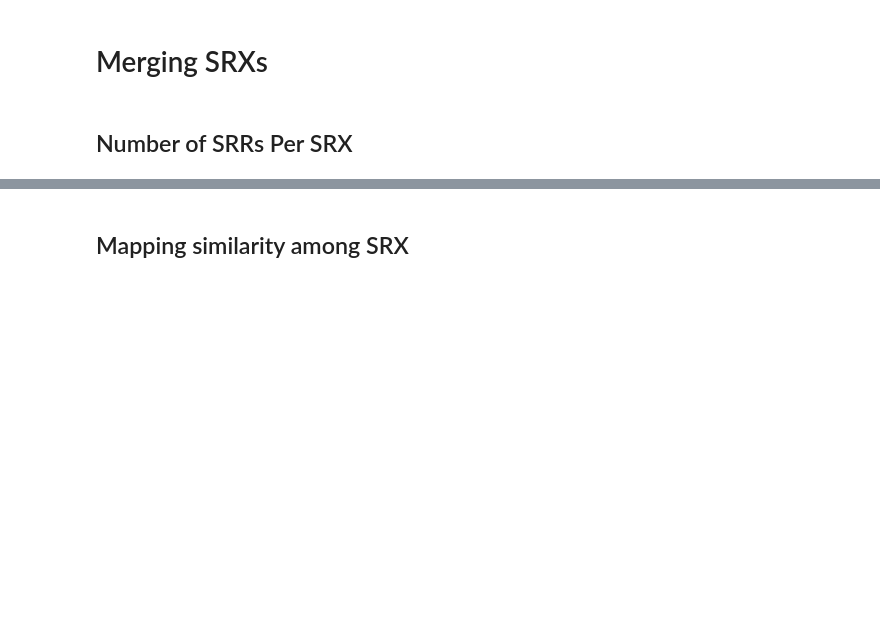
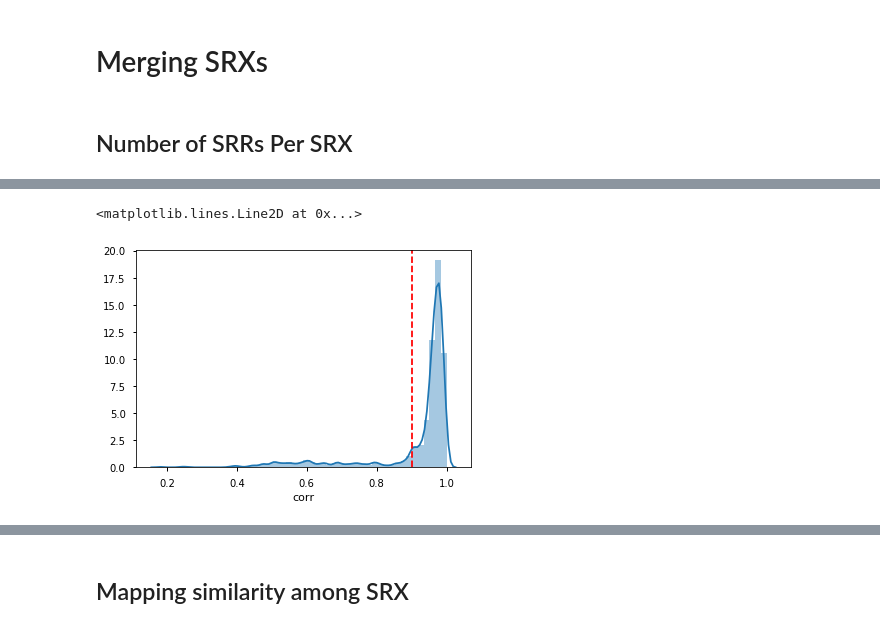
Before and after one commit to jfear/ncbi_remap, a Jupyter notebook: notebook/deliver/prealn-wf_merge_srr.ipynb, the cells around one changed output, grey strips where cells are left out. Saved outputs shown, nothing was run; the diff lists cells and outputs as text; code cells hidden in the pictures; blank space fills up the shorter version.

```diff
--- a/notebook/deliver/prealn-wf_merge_srr.ipynb
+++ b/notebook/deliver/prealn-wf_merge_srr.ipynb
@@ -62,0 +83,26 @@ There are 2,390 SRXs that have more than 1 SRR.
+# %%
+@memory.cache
+def calc_corr(srxs, multi='m1', show_warn=True):
+    dfs = []
+    for srx in srxs:
+        dfs.extend(calculate_corr_among_srr(store, srx, multi=multi, show_warn=show_warn))
+
+    return pd.DataFrame(dfs, columns=['srx', 'srrs', 'corr'])
+# %%
+df = calc_corr(store['prealn/complete'].srx.unique().tolist(), multi='m2', show_warn=False)
+# %%
+# Remove SRX with out corrs
+nona = df.dropna()
+
+# Group by SRX and make lists for twos and multis
+grps = nona.groupby('srx').srrs.count()
+twos = nona.srx.isin(grps[grps == 1].index)
+multi = nona.srx.isin(grps[grps > 1].index)
+# %%
+# plot twos
+fig, ax = plt.subplots(1, 1)
+sns.distplot(nona.loc[twos, 'corr'], ax=ax)
+ax.axvline(0.90, ls='--', color='r')
+# %% [output]
+<matplotlib.lines.Line2D at 0x...>
+[figure, added]
```
Also changed, not shown: parts of 8 cells of this notebook, 3 other files.
